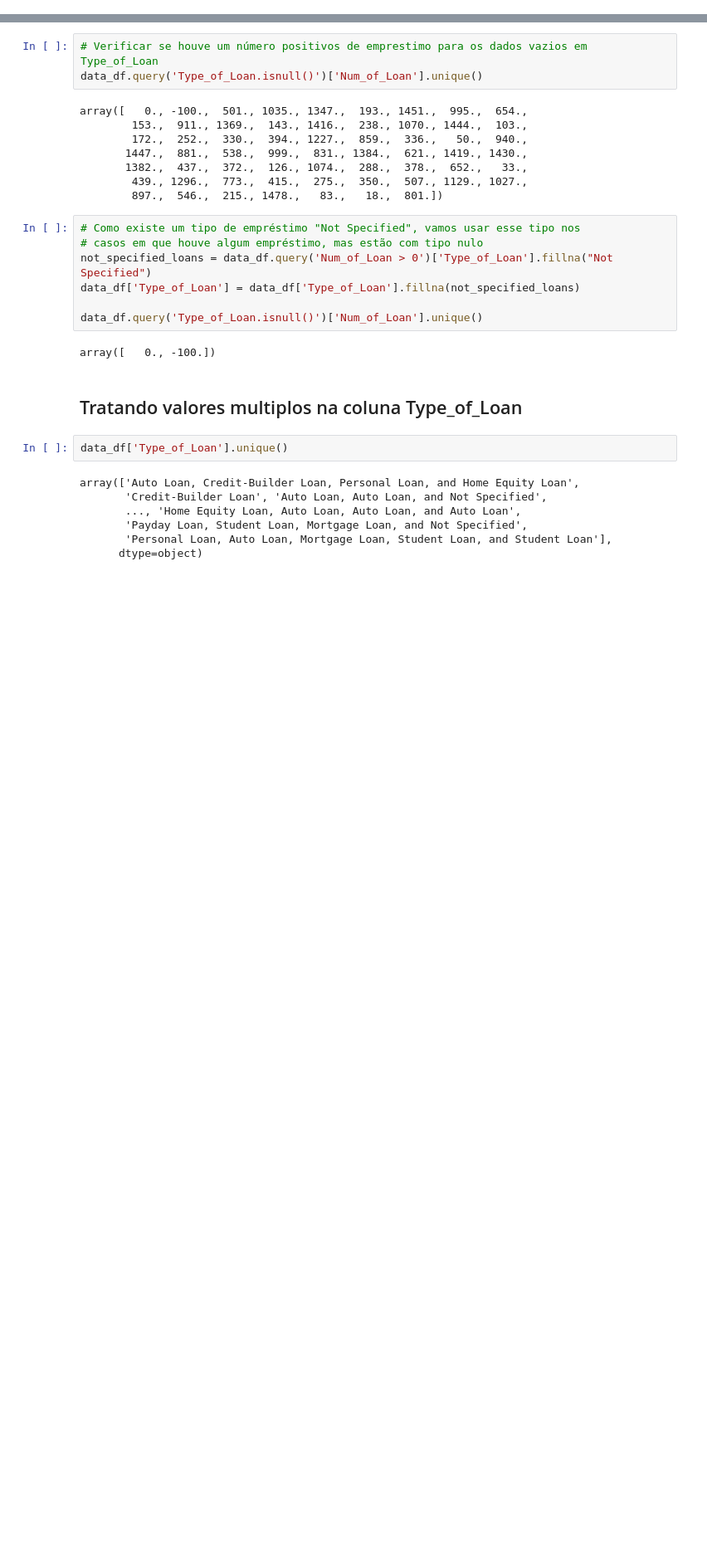
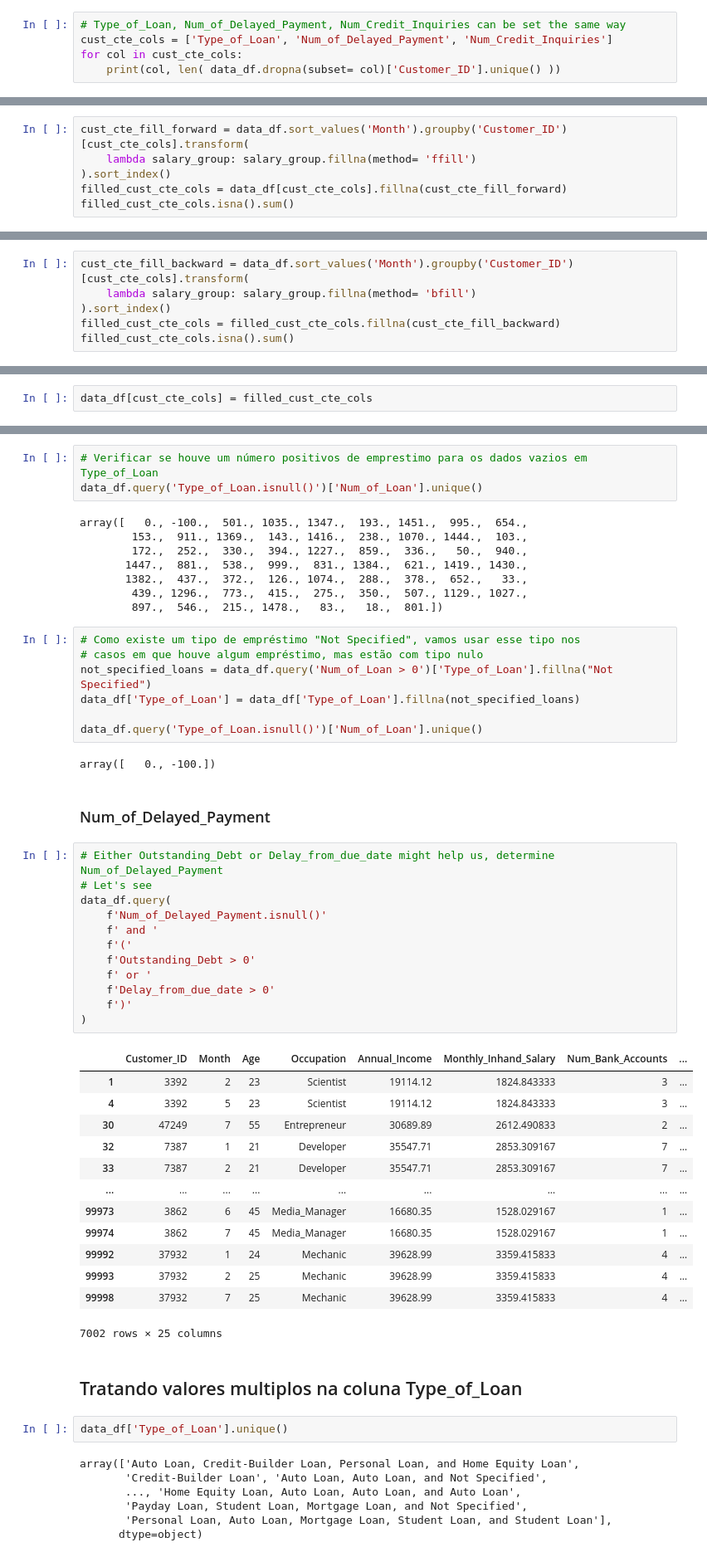
Before and after one commit to SLMath/Credit_Score-Analysis, a Jupyter notebook: credit_score.ipynb, the cells around one changed output, grey strips where cells are left out. Shown: that part at 83% size. Drawn from its saved outputs; the diff is of its cells as text; blank space fills up the shorter version.

Commit message:
Using Customer_ID to fill "customer-constante" columuns

```diff
--- a/credit_score.ipynb
+++ b/credit_score.ipynb
@@ -410,0 +415,5 @@ data_df['Monthly_Inhand_Salary'].isna().sum()
+# %%
+# Type_of_Loan, Num_of_Delayed_Payment, Num_Credit_Inquiries can be set the same way
+cust_cte_cols = ['Type_of_Loan', 'Num_of_Delayed_Payment', 'Num_Credit_Inquiries']
+for col in cust_cte_cols:
+    print(col, len( data_df.dropna(subset= col)['Customer_ID'].unique() ))
@@ -410,0 +426,6 @@ data_df['Monthly_Inhand_Salary'].isna().sum()
+# %%
+cust_cte_fill_forward = data_df.sort_values('Month').groupby('Customer_ID')[cust_cte_cols].transform(
+    lambda salary_group: salary_group.fillna(method= 'ffill')
+).sort_index()
+filled_cust_cte_cols = data_df[cust_cte_cols].fillna(cust_cte_fill_forward)
+filled_cust_cte_cols.isna().sum()
@@ -410,0 +437,6 @@ data_df['Monthly_Inhand_Salary'].isna().sum()
+# %%
+cust_cte_fill_backward = data_df.sort_values('Month').groupby('Customer_ID')[cust_cte_cols].transform(
+    lambda salary_group: salary_group.fillna(method= 'bfill')
+).sort_index()
+filled_cust_cte_cols = filled_cust_cte_cols.fillna(cust_cte_fill_backward)
+filled_cust_cte_cols.isna().sum()
@@ -411,3 +448,5 @@ data_df['Monthly_Inhand_Salary'].isna().sum()
+# %%
+data_df[cust_cte_cols] = filled_cust_cte_cols
 # %% [markdown]
 #### Type_of_Loan
 # %%
@@ -430,6 +469,34 @@ data_df['Type_of_Loan'] = data_df['Type_of_Loan'].fillna(not_specified_loans)
 data_df.query('Type_of_Loan.isnull()')['Num_of_Loan'].unique()
 # %% [output]
 array([   0., -100.])
+# %% [markdown]
+### Num_of_Delayed_Payment
+# %%
+# Either Outstanding_Debt or Delay_from_due_date might help us, determine Num_of_Delayed_Payment
+# Let's see
+data_df.query(
+    f'Num_of_Delayed_Payment.isnull()'
+    f' and '
+    f'('
+    f'Outstanding_Debt > 0'
+    f' or '
+    f'Delay_from_due_date > 0'
+    f')'
+)
+# %% [output]
+|  | Customer_ID | Month | Age | Occupation | Annual_Income | Monthly_Inhand_Salary | Num_Bank_Accounts | ... |
+| 1 | 3392 | 2 | 23 | Scientist | 19114.12 | 1824.843333 | 3 | ... |
+| 4 | 3392 | 5 | 23 | Scientist | 19114.12 | 1824.843333 | 3 | ... |
+| 30 | 47249 | 7 | 55 | Entrepreneur | 30689.89 | 2612.490833 | 2 | ... |
+| 32 | 7387 | 1 | 21 | Developer | 35547.71 | 2853.309167 | 7 | ... |
+| 33 | 7387 | 2 | 21 | Developer | 35547.71 | 2853.309167 | 7 | ... |
+| ... | ... | ... | ... | ... | ... | ... | ... | ... |
+| 99973 | 3862 | 6 | 45 | Media_Manager | 16680.35 | 1528.029167 | 1 | ... |
+| 99974 | 3862 | 7 | 45 | Media_Manager | 16680.35 | 1528.029167 | 1 | ... |
+| 99992 | 37932 | 1 | 24 | Mechanic | 39628.99 | 3359.415833 | 4 | ... |
+| 99993 | 37932 | 2 | 25 | Mechanic | 39628.99 | 3359.415833 | 4 | ... |
+| 99998 | 37932 | 7 | 25 | Mechanic | 39628.99 | 3359.415833 | 4 | ... |
+7002 rows × 25 columns
 # %% [markdown]
 ## Tratando valores multiplos na coluna Type_of_Loan
 # %%
```
Also changed, not shown: parts of 6 cells of this notebook.
